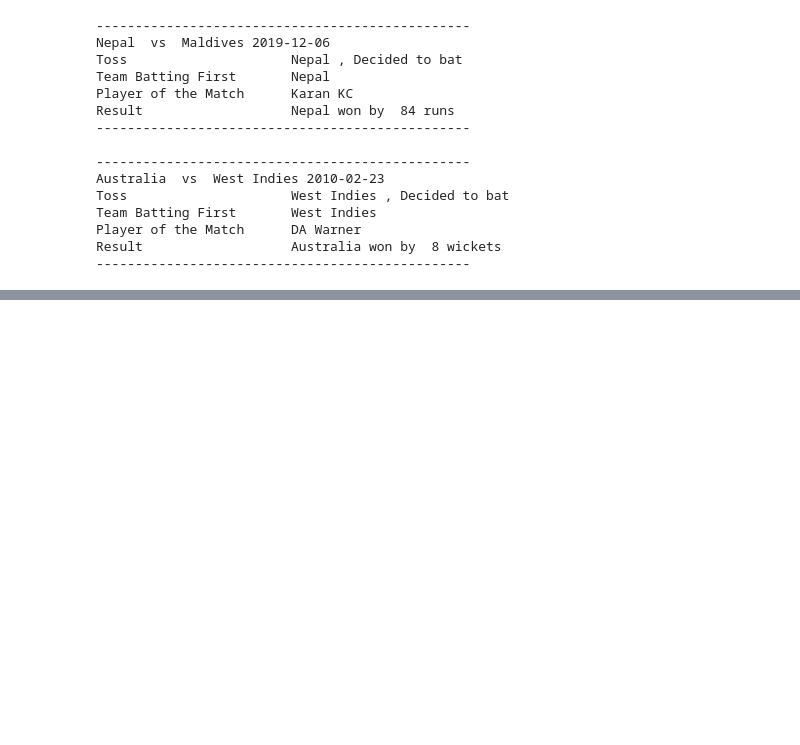
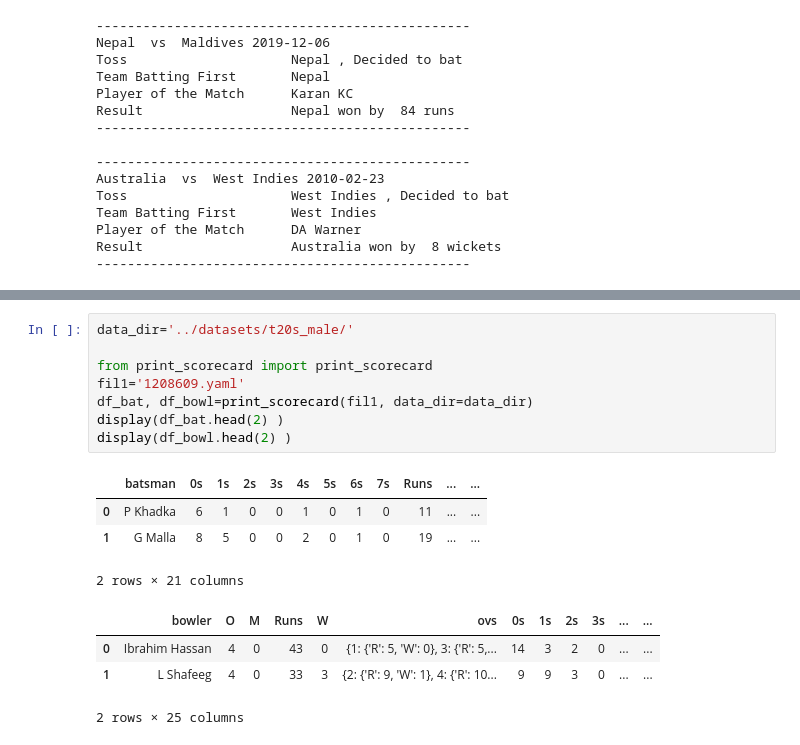
Before and after one commit to khanalg44/cricket_data, a Jupyter notebook: 01_t20I/01_print_scorecard.ipynb, the cells around one changed output, grey strips where cells are left out. Drawn from its saved outputs; the diff is of its cells as text; blank space fills up the shorter version.

```diff
--- a/01_t20I/01_print_scorecard.ipynb
+++ b/01_t20I/01_print_scorecard.ipynb
@@ -289,0 +289,17 @@ Overwriting print_scorecard.py
+# %%
+data_dir='../datasets/t20s_male/'
+
+from print_scorecard import print_scorecard
+fil1='1208609.yaml'
+df_bat, df_bowl=print_scorecard(fil1, data_dir=data_dir)
+display(df_bat.head(2) )
+display(df_bowl.head(2) )
+# %% [output]
+|  | batsman | 0s | 1s | 2s | 3s | 4s | 5s | 6s | 7s | Runs | ... | ... |
+| 0 | P Khadka | 6 | 1 | 0 | 0 | 1 | 0 | 1 | 0 | 11 | ... | ... |
+| 1 | G Malla | 8 | 5 | 0 | 0 | 2 | 0 | 1 | 0 | 19 | ... | ... |
+2 rows × 21 columns
+|  | bowler | O | M | Runs | W | ovs | 0s | 1s | 2s | 3s | ... | ... |
+| 0 | Ibrahim Hassan | 4 | 0 | 43 | 0 | {1: {'R': 5, 'W': 0}, 3: {'R': 5,... | 14 | 3 | 2 | 0 | ... | ... |
+| 1 | L Shafeeg | 4 | 0 | 33 | 3 | {2: {'R': 9, 'W': 1}, 4: {'R': 10... | 9 | 9 | 3 | 0 | ... | ... |
+2 rows × 25 columns
```
Also changed, not shown: parts of 6 cells of this notebook, 10 other files.
